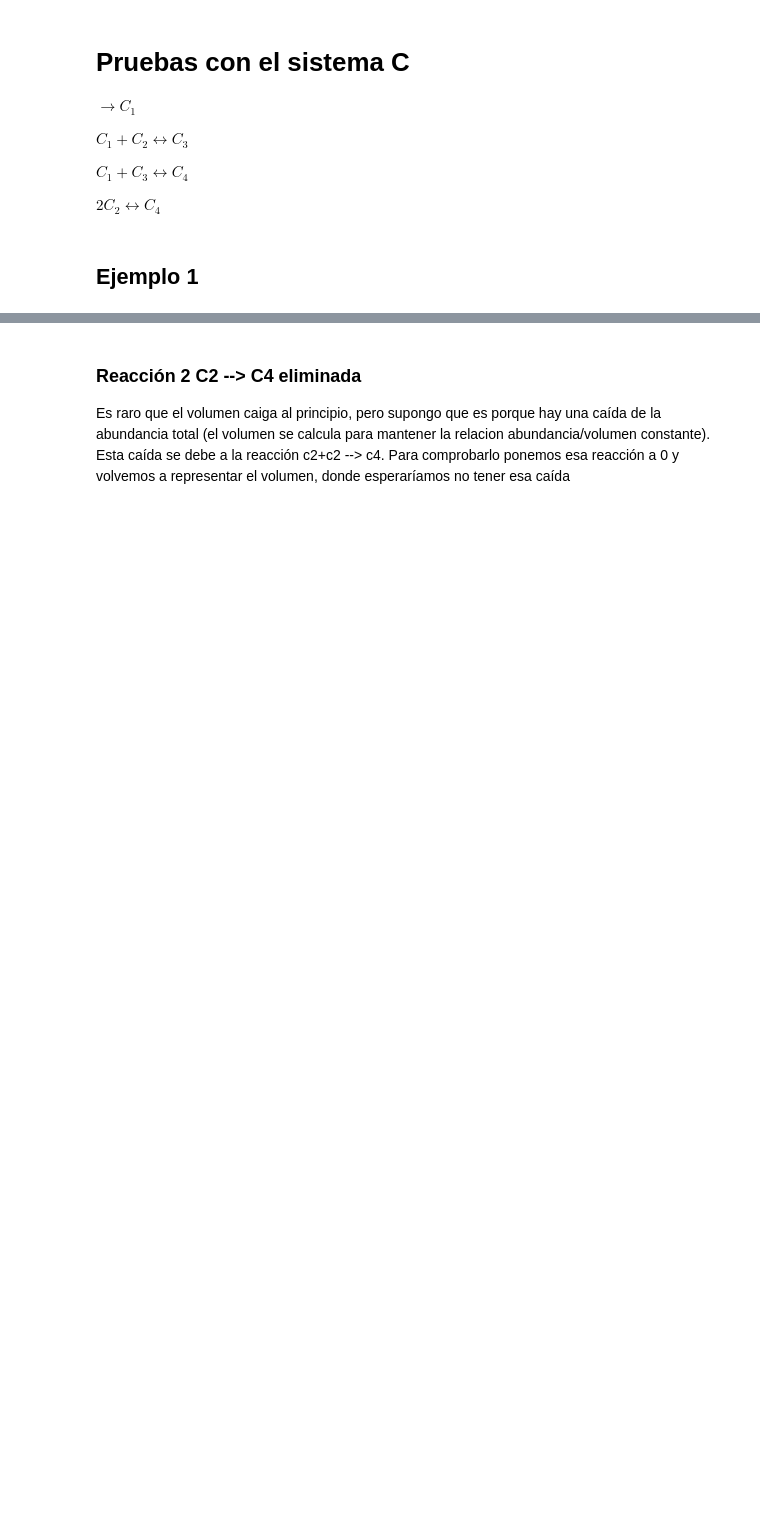
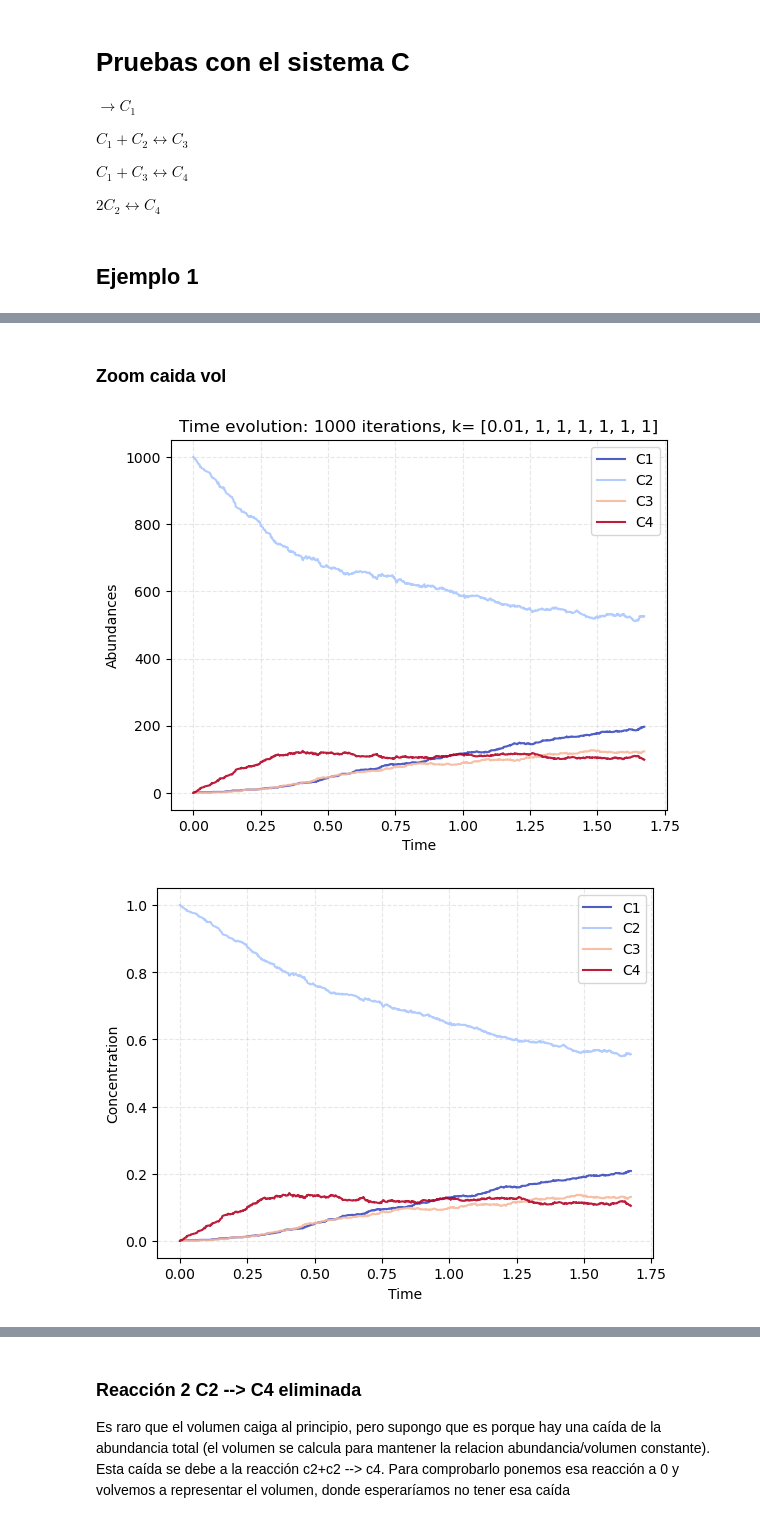
Before and after one commit to CAB-GCA/catalytic_world, a Jupyter notebook: chemostat_graphs.ipynb, the cells around one changed output, grey strips where cells are left out. Cells and saved outputs as stored; diff of their text form; code cells hidden in the pictures; blank space fills up the shorter version.

```diff
--- a/chemostat_graphs.ipynb
+++ b/chemostat_graphs.ipynb
@@ -166,0 +167,22 @@ volume_time(times, V)
+# %% [markdown]
+### Zoom caida vol
+# %%
+# Reaction constants:
+k = [1e-2]+[1]*6 # len(k)= # de reacciones
+# Volume:
+V = 1000
+
+# condiciones iniciales
+initial_food = [0,1000,0,0] # initial molecules number
+n_iterations= 1000
+
+
+abundances, times, V = chemistry(method, n_iterations, reactions,
+                                initial_food, k, V)
+# %%
+abundances_times(times, abundances, species)
+concentration_time(times, abundances, V, species)
+volume_time(times, V)
+# %% [output]
+[figure, added]
+[figure, added]
```
Also changed, not shown: parts of 18 cells of this notebook, 2 other files.
